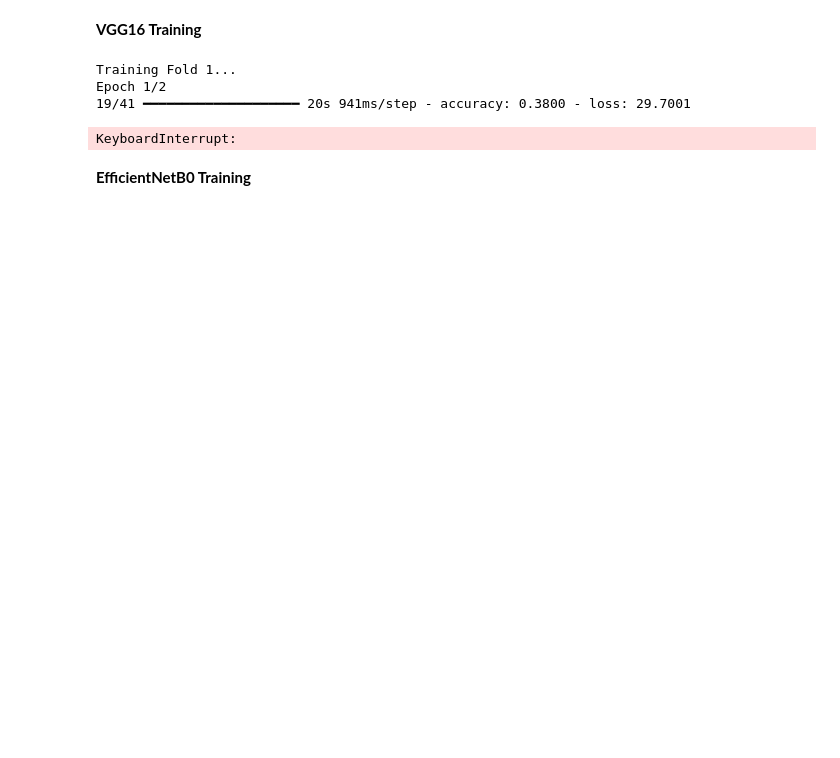
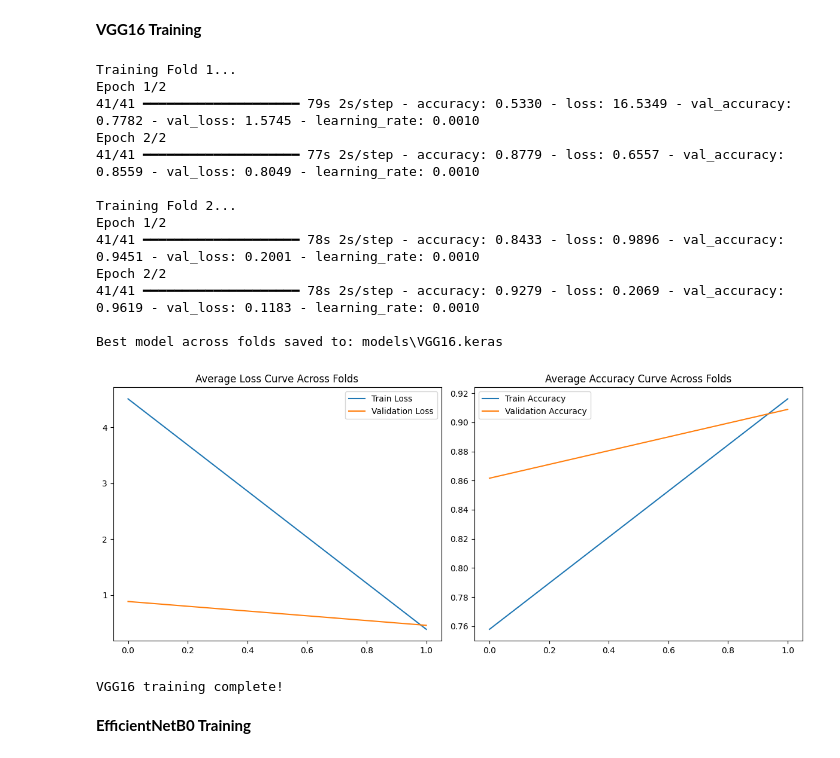
Before and after one commit to CrooBrys/NeuroScanAI, a Jupyter notebook: training/brain_tumor_classification.ipynb, the cells around one changed output. Saved outputs shown, nothing was run; the diff lists cells and outputs as text; code cells hidden in the pictures; blank space fills up the shorter version.

```diff
--- a/training/brain_tumor_classification.ipynb
+++ b/training/brain_tumor_classification.ipynb
@@ -76,24 +94,36 @@ KeyboardInterrupt:
 # %%
 model_name = MODELS[1]
 
-X_train, X_test, y_train, y_test, class_names = preprocess_data(model_name, verbose=False, visualize=False)
+X_train, X_test, y_train, y_test, class_names = preprocess_data(model_name, verbose=False)
 
 model = get_feature_extractor(model_name)
-model = train_model(model, model_name, X_train, y_train)
+model, fold_accuracies = train_model(model, model_name, X_train, y_train)
 
+validation_accuracies_per_model[model_name] = fold_accuracies
 trained_models[model_name] = {
     "model": model,
     "X_test": X_test,
     "y_test": y_test,
     "class_names": class_names
 }
 
 print(f"{model_name} training complete!")
 # %% [output]
 Training Fold 1...
 Epoch 1/2
-19/41 ━━━━━━━━━━━━━━━━━━━━ 20s 941ms/step - accuracy: 0.3800 - loss: 29.7001
+41/41 ━━━━━━━━━━━━━━━━━━━━ 79s 2s/step - accuracy: 0.5330 - loss: 16.5349 - val_accuracy: 0.7782 - val_loss: 1.5745 - learning_rate: 0.0010
+Epoch 2/2
+41/41 ━━━━━━━━━━━━━━━━━━━━ 77s 2s/step - accuracy: 0.8779 - loss: 0.6557 - val_accuracy: 0.8559 - val_loss: 0.8049 - learning_rate: 0.0010
+
+Training Fold 2...
+Epoch 1/2
+41/41 ━━━━━━━━━━━━━━━━━━━━ 78s 2s/step - accuracy: 0.8433 - loss: 0.9896 - val_accuracy: 0.9451 - val_loss: 0.2001 - learning_rate: 0.0010
+Epoch 2/2
+41/41 ━━━━━━━━━━━━━━━━━━━━ 78s 2s/step - accuracy: 0.9279 - loss: 0.2069 - val_accuracy: 0.9619 - val_loss: 0.1183 - learning_rate: 0.0010
+
+Best model across folds saved to: models\VGG16.keras
+[figure, added]
-KeyboardInterrupt:
+VGG16 training complete!
 # %% [markdown]
 **EfficientNetB0 Training**
 # %%
```
Also changed, not shown: parts of 7 cells of this notebook, 1 other file.
